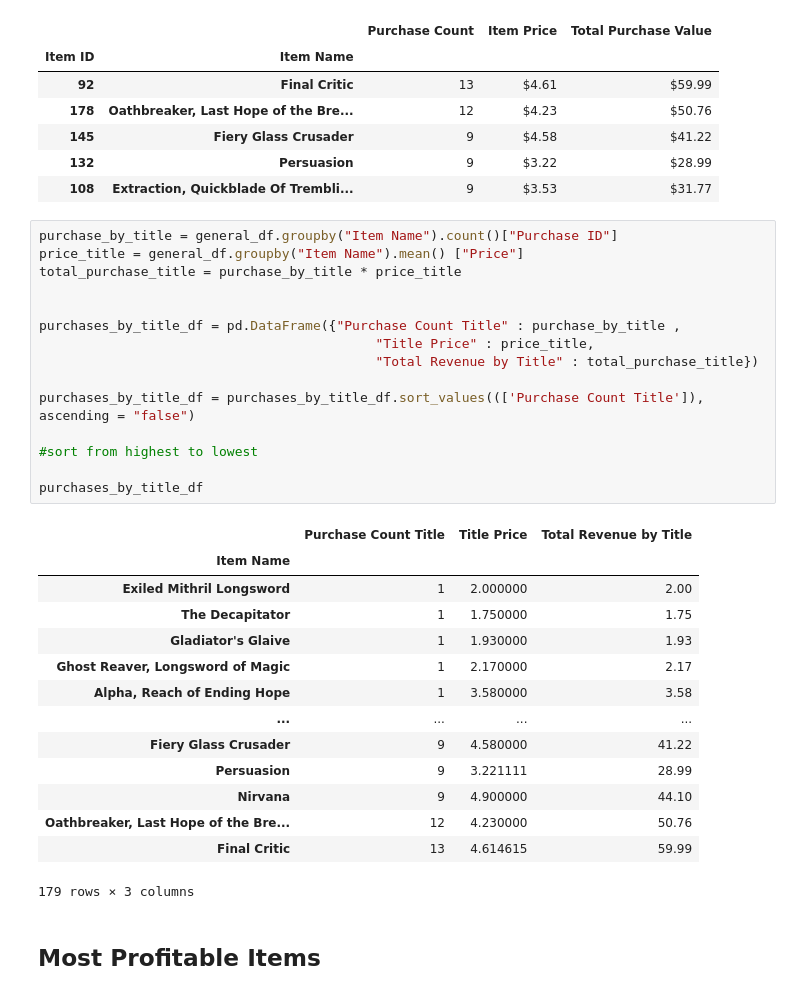
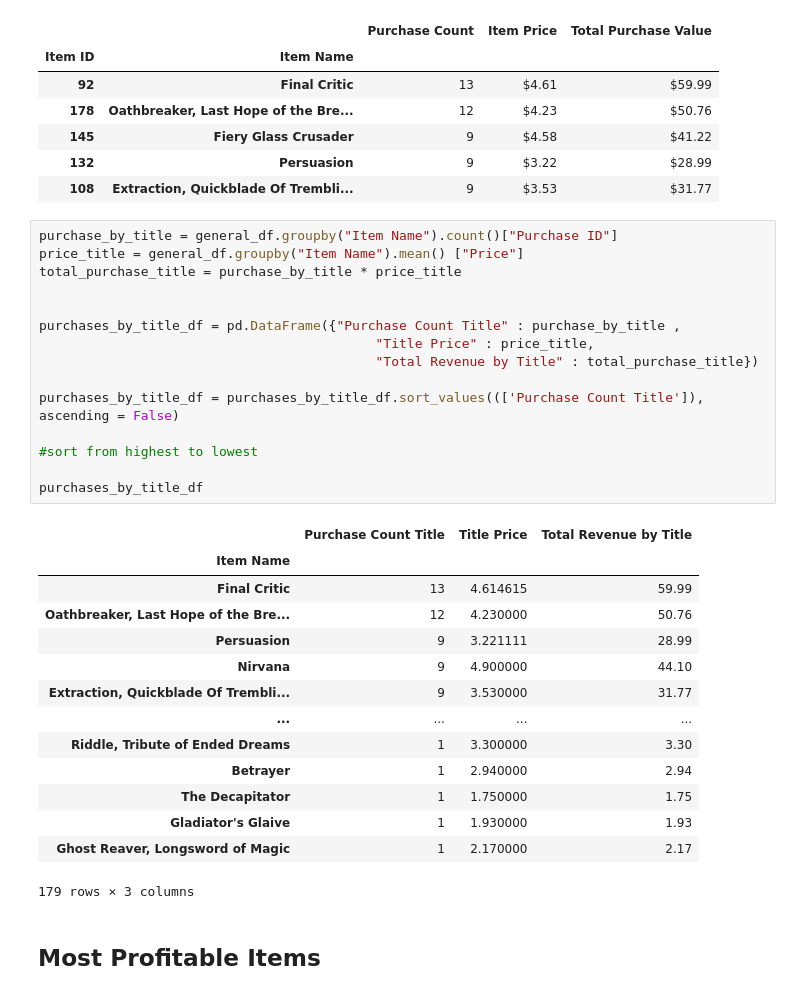
Before and after one commit to ezeavila/pandas-challenge, a Jupyter notebook: HeroesOfPymoli/02-Homework_04-Pandas_Instructions_HeroesOfPymoli_HeroesOfPymoli_starter.ipynb, the cells around one changed output. Saved outputs shown, nothing was run; the diff lists cells and outputs as text.

```diff
--- a/HeroesOfPymoli/02-Homework_04-Pandas_Instructions_HeroesOfPymoli_HeroesOfPymoli_starter.ipynb
+++ b/HeroesOfPymoli/02-Homework_04-Pandas_Instructions_HeroesOfPymoli_HeroesOfPymoli_starter.ipynb
@@ -337,32 +337,32 @@ Purchases_by_SN
 # %%
 purchase_by_title = general_df.groupby("Item Name").count()["Purchase ID"]
 price_title = general_df.groupby("Item Name").mean() ["Price"]
 total_purchase_title = purchase_by_title * price_title
 
 
 purchases_by_title_df = pd.DataFrame({"Purchase Count Title" : purchase_by_title ,
                                            "Title Price" : price_title,
                                            "Total Revenue by Title" : total_purchase_title})
 
-purchases_by_title_df = purchases_by_title_df.sort_values((['Purchase Count Title']), ascending = "false")
+purchases_by_title_df = purchases_by_title_df.sort_values((['Purchase Count Title']), ascending = False)
 
 #sort from highest to lowest
 
 purchases_by_title_df
 # %% [output]
 |  | Purchase Count Title | Title Price | Total Revenue by Title |
 | Item Name |  |  |  |
-| Exiled Mithril Longsword | 1 | 2.000000 | 2.00 |
+| Final Critic | 13 | 4.614615 | 59.99 |
+| Oathbreaker, Last Hope of the Bre... | 12 | 4.230000 | 50.76 |
+| Persuasion | 9 | 3.221111 | 28.99 |
+| Nirvana | 9 | 4.900000 | 44.10 |
+| Extraction, Quickblade Of Trembli... | 9 | 3.530000 | 31.77 |
+| ... | ... | ... | ... |
+| Riddle, Tribute of Ended Dreams | 1 | 3.300000 | 3.30 |
+| Betrayer | 1 | 2.940000 | 2.94 |
 | The Decapitator | 1 | 1.750000 | 1.75 |
 | Gladiator's Glaive | 1 | 1.930000 | 1.93 |
 | Ghost Reaver, Longsword of Magic | 1 | 2.170000 | 2.17 |
-| Alpha, Reach of Ending Hope | 1 | 3.580000 | 3.58 |
-| ... | ... | ... | ... |
-| Fiery Glass Crusader | 9 | 4.580000 | 41.22 |
-| Persuasion | 9 | 3.221111 | 28.99 |
-| Nirvana | 9 | 4.900000 | 44.10 |
-| Oathbreaker, Last Hope of the Bre... | 12 | 4.230000 | 50.76 |
-| Final Critic | 13 | 4.614615 | 59.99 |
 179 rows × 3 columns
 # %% [markdown]
 ## Most Profitable Items
```
Also changed, not shown: parts of 2 cells of this notebook.
